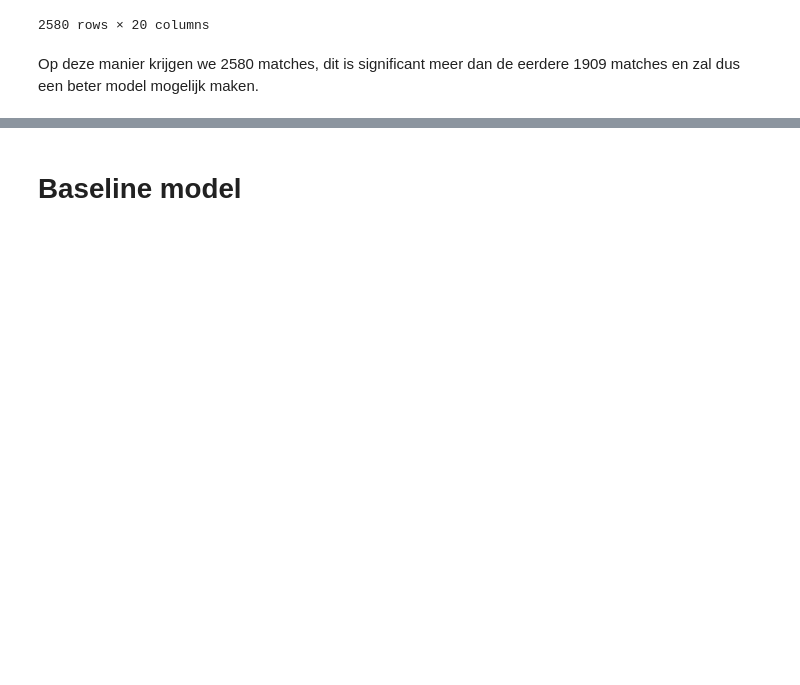
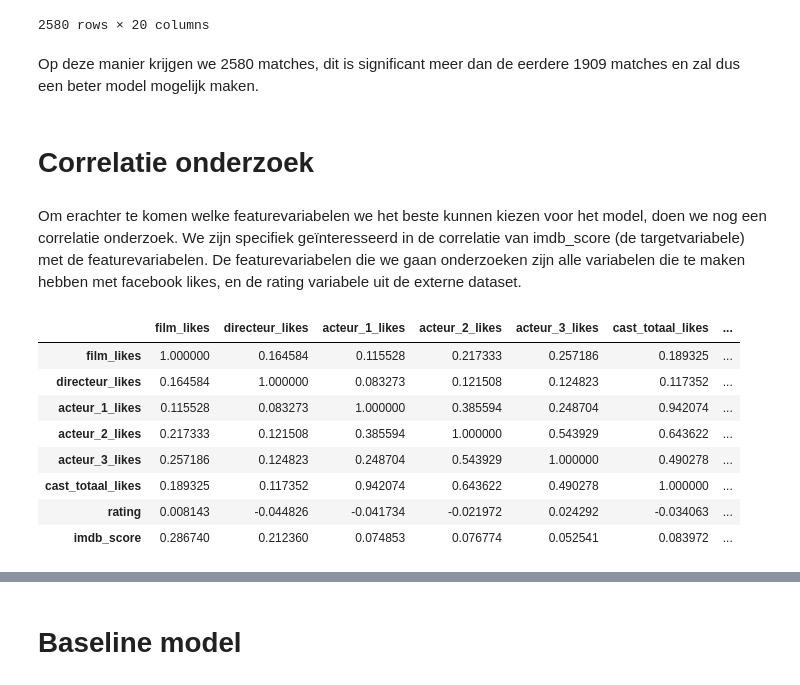
Before and after one commit to GitMathijs/CM2024-casus, a Jupyter notebook: CM_onderzoeksvraag_2.ipynb, the cells around one changed output, grey strips where cells are left out. Saved outputs shown, nothing was run; the diff lists cells and outputs as text; code cells hidden in the pictures; blank space fills up the shorter version.

```diff
--- a/CM_onderzoeksvraag_2.ipynb
+++ b/CM_onderzoeksvraag_2.ipynb
@@ -122,3 +120,24 @@ data
 2580 rows × 20 columns
 # %% [markdown]
 Op deze manier krijgen we 2580 matches, dit is significant meer dan de eerdere 1909 matches en zal dus een beter model mogelijk maken.
+# %% [markdown]
+# Correlatie onderzoek
+# %% [markdown]
+Om erachter te komen welke featurevariabelen we het beste kunnen kiezen voor het model, doen we nog een correlatie onderzoek. We zijn specifiek geïnteresseerd in de correlatie van imdb_score (de targetvariabele) met de featurevariabelen. De featurevariabelen die we gaan onderzoeken zijn alle variabelen die te maken hebben met facebook likes, en de rating variabele uit de externe dataset.
+# %%
+# Eventueel correlatieonderzoek
+kolommen = data[['film_likes', 'directeur_likes',
+       'acteur_1_likes', 'acteur_2_likes',
+       'acteur_3_likes', 'cast_totaal_likes', 'rating', 'imdb_score']]
+
+kolommen.corr()
+# %% [output]
+|  | film_likes | directeur_likes | acteur_1_likes | acteur_2_likes | acteur_3_likes | cast_totaal_likes | ... |
+| film_likes | 1.000000 | 0.164584 | 0.115528 | 0.217333 | 0.257186 | 0.189325 | ... |
+| directeur_likes | 0.164584 | 1.000000 | 0.083273 | 0.121508 | 0.124823 | 0.117352 | ... |
+| acteur_1_likes | 0.115528 | 0.083273 | 1.000000 | 0.385594 | 0.248704 | 0.942074 | ... |
+| acteur_2_likes | 0.217333 | 0.121508 | 0.385594 | 1.000000 | 0.543929 | 0.643622 | ... |
+| acteur_3_likes | 0.257186 | 0.124823 | 0.248704 | 0.543929 | 1.000000 | 0.490278 | ... |
+| cast_totaal_likes | 0.189325 | 0.117352 | 0.942074 | 0.643622 | 0.490278 | 1.000000 | ... |
+| rating | 0.008143 | -0.044826 | -0.041734 | -0.021972 | 0.024292 | -0.034063 | ... |
+| imdb_score | 0.286740 | 0.212360 | 0.074853 | 0.076774 | 0.052541 | 0.083972 | ... |
```
Also changed, not shown: parts of 18 cells of this notebook.
